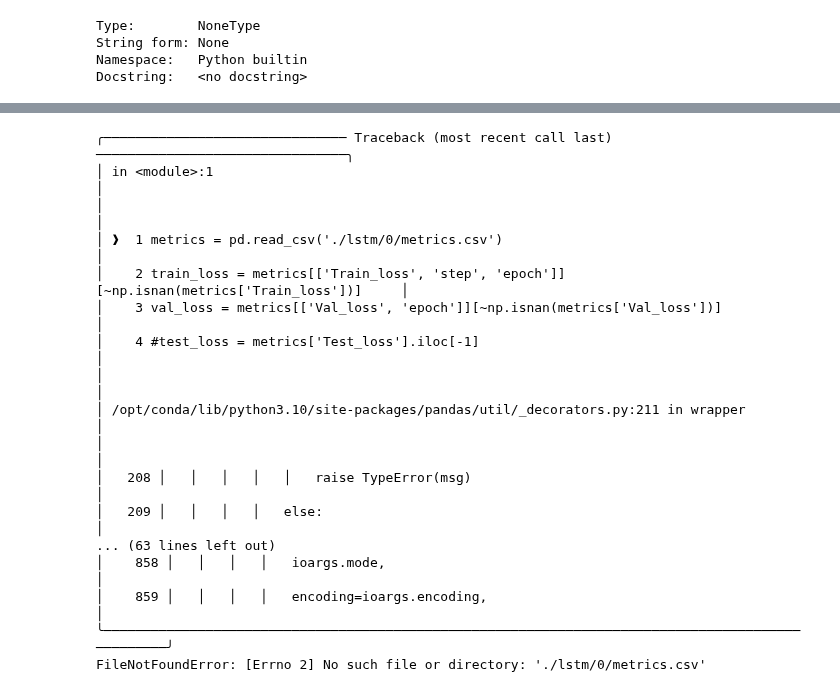
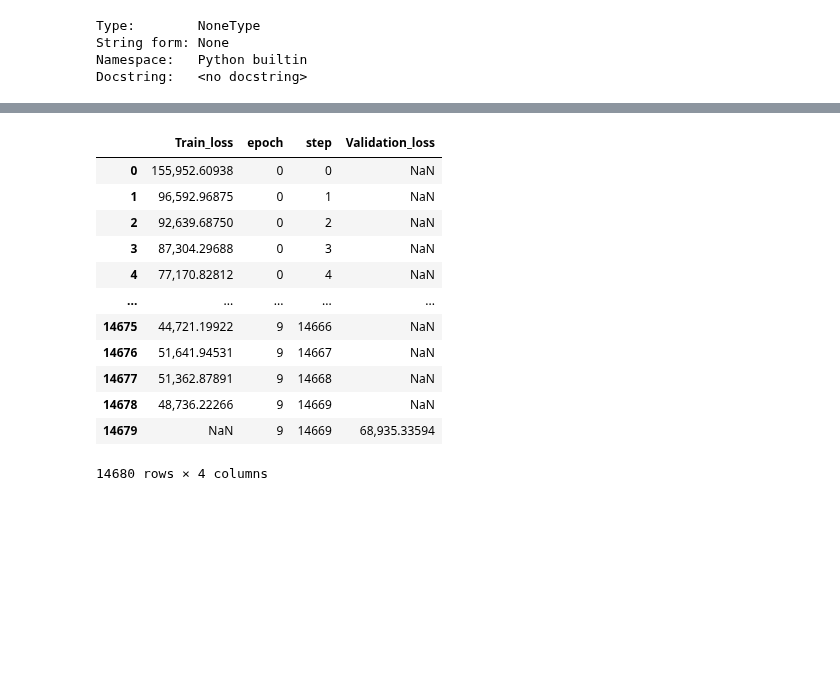
Before and after one commit to averma111/Kaggle_Competition, a Jupyter notebook: pytorch-timeseries-pss3e19.ipynb, the cells around one changed output, grey strips where cells are left out. Drawn from its saved outputs; the diff is of its cells as text; code cells hidden in the pictures; blank space fills up the shorter version.

Commit message:
Kaggle Notebook | ⚡Lightning-TimeSeries⚡ | Version 15

```diff
--- a/pytorch-timeseries-pss3e19.ipynb
+++ b/pytorch-timeseries-pss3e19.ipynb
@@ -283,35 +285,17 @@ AttributeError: module 'pytorch_lightning' has no attribute 'EvalResult'
-# %%
-metrics = pd.read_csv('./lstm/0/metrics.csv')
-train_loss = metrics[['Train_loss', 'step', 'epoch']][~np.isnan(metrics['Train_loss'])]
-val_loss = metrics[['Val_loss', 'epoch']][~np.isnan(metrics['Val_loss'])]
-#test_loss = metrics['Test_loss'].iloc[-1]
-
-fig, axes = plt.subplots(1, 2, figsize=(16, 5), dpi=100)
-axes[0].set_title('Train loss per batch')
-axes[0].plot(train_loss['step'], train_loss['train_loss'])
-axes[1].set_title('Validation loss per epoch')
-axes[1].plot(val_loss['epoch'], val_loss['Val_loss'], color='orange')
-plt.show(block = True)
-
-print('MSE:')
-print(f"Train loss: {train_loss['Train_loss'].iloc[-1]:.3f}")
-print(f"Val loss:   {val_loss['Val_loss'].iloc[-1]:.3f}")
-#print(f'Test loss:  {test_loss:.3f}')
-# %% [output]
-╭─────────────────────────────── Traceback (most recent call last) ────────────────────────────────╮
-│ in <module>:1                                                                                    │
-│                                                                                                  │
-│ ❱  1 metrics = pd.read_csv('./lstm/0/metrics.csv')                                               │
-│    2 train_loss = metrics[['Train_loss', 'step', 'epoch']][~np.isnan(metrics['Train_loss'])]     │
-│    3 val_loss = metrics[['Val_loss', 'epoch']][~np.isnan(metrics['Val_loss'])]                   │
-│    4 #test_loss = metrics['Test_loss'].iloc[-1]                                                  │
-│                                                                                                  │
-│ /opt/conda/lib/python3.10/site-packages/pandas/util/_decorators.py:211 in wrapper                │
-│                                                                                                  │
-│   208 │   │   │   │   │   raise TypeError(msg)                                                   │
-│   209 │   │   │   │   else:                                                                      │
-... (63 lines left out)
-│    858 │   │   │   │   ioargs.mode,                                                              │
-│    859 │   │   │   │   encoding=ioargs.encoding,                                                 │
-╰──────────────────────────────────────────────────────────────────────────────────────────────────╯
-FileNotFoundError: [Errno 2] No such file or directory: './lstm/0/metrics.csv'
+# %%
+temp = pd.read_csv('/kaggle/working/lstm/0/metrics.csv')
+temp
+# %% [output]
+|  | Train_loss | epoch | step | Validation_loss |
+| 0 | 155,952.60938 | 0 | 0 | NaN |
+| 1 | 96,592.96875 | 0 | 1 | NaN |
+| 2 | 92,639.68750 | 0 | 2 | NaN |
+| 3 | 87,304.29688 | 0 | 3 | NaN |
+| 4 | 77,170.82812 | 0 | 4 | NaN |
+| ... | ... | ... | ... | ... |
+| 14675 | 44,721.19922 | 9 | 14666 | NaN |
+| 14676 | 51,641.94531 | 9 | 14667 | NaN |
+| 14677 | 51,362.87891 | 9 | 14668 | NaN |
+| 14678 | 48,736.22266 | 9 | 14669 | NaN |
+| 14679 | NaN | 9 | 14669 | 68,935.33594 |
+14680 rows × 4 columns
```
Also changed, not shown: parts of 6 cells of this notebook.
